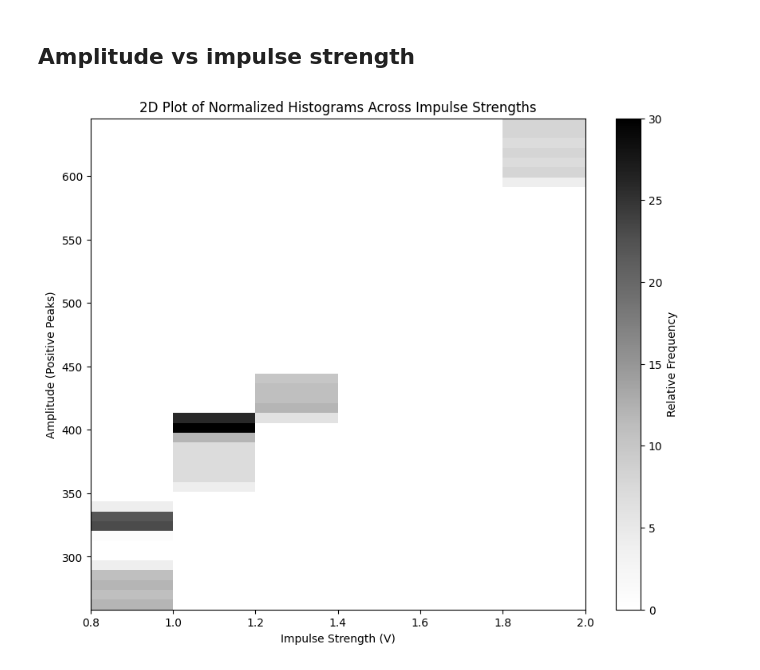
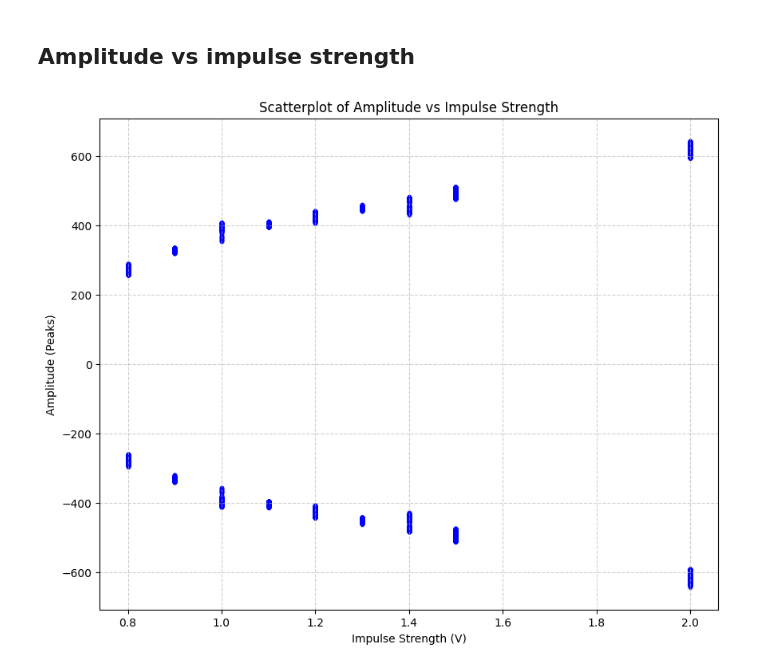
Before and after one commit to JohnAllanE/pendulum-nn, a Jupyter notebook: EDA/fixed_impulse_EDA.ipynb, the cells around one changed output. Saved outputs shown, nothing was run; the diff lists cells and outputs as text; code cells hidden in the pictures.

```diff
--- a/EDA/fixed_impulse_EDA.ipynb
+++ b/EDA/fixed_impulse_EDA.ipynb
@@ -29,5 +29,7 @@ if decay_folder in subfolders:
     subfolders.remove(decay_folder)
 
 impulse_strength_labels = [folder.name for folder in subfolders]
+impulse_strength_labels.sort(key=lambda x: float(x))
+
 print(f"Impulse strength labels: {impulse_strength_labels}")
 # %% [output]
@@ -110,41 +116,31 @@ for impulse_strength, segment in raw_segments_by_impulse.items():
 # %% [markdown]
 ## Amplitude vs impulse strength
 # %%
-# Plot normalized histograms for each impulse strength on a single 2D plot
+# Scatterplot of all values: x = impulse strength, y = amplitude
 import matplotlib.pyplot as plt
 import numpy as np
 
-# Initialize lists to store data for the 2D plot
-all_impulse_strengths = []
-all_normalized_peaks = []
+# Initialize lists to store data for the scatterplot
+x = []
+y = []
 
-# Collect normalized data from all impulse strengths
+# Collect data from all impulse strengths
 for impulse_strength in impulse_strength_labels:
     if impulse_strength in adjusted_segments_by_impulse:
         segment = adjusted_segments_by_impulse[impulse_strength]
         peaks = segment["peaks"]
 
-        # Filter positive amplitudes only
-        positive_peaks = [peak for peak in peaks if peak > 0]
+        # Add impulse strength and corresponding peaks to the lists
+        x.extend([float(impulse_strength)] * len(peaks))
+        y.extend(peaks)
 
-        # Normalize the histogram for this impulse strength
-        if len(positive_peaks) > 0:
-            counts, bin_edges = np.histogram(positive_peaks, bins=50, density=True)
-            bin_centers = (bin_edges[:-1] + bin_edges[1:]) / 2
-
-            # Append the normalized data
-            all_impulse_strengths.extend([float(impulse_strength)] * len(bin_centers))
-            all_normalized_peaks.extend(bin_centers)
-
-# Create a 2D plot
+# Create the scatterplot
 plt.figure(figsize=(10, 8))
-plt.hist2d(all_impulse_strengths, all_normalized_peaks, bins=[len(impulse_strength_labels), 50], cmap="Grays")
-
-# Add colorbar and labels
-plt.colorbar(label="Relative Frequency")
+plt.scatter(x, y, alpha=0.6, s=10, c="blue")
 plt.xlabel("Impulse Strength (V)")
-plt.ylabel("Amplitude (Positive Peaks)")
-plt.title("2D Plot of Normalized Histograms Across Impulse Strengths")
+plt.ylabel("Amplitude (Peaks)")
+plt.title("Scatterplot of Amplitude vs Impulse Strength")
+plt.grid(True, linestyle="--", alpha=0.6)
 plt.show()
 # %% [output]
-[figure, old version]
+[figure, new version]
```
Also changed, not shown: parts of 4 cells of this notebook, 1 other file.
